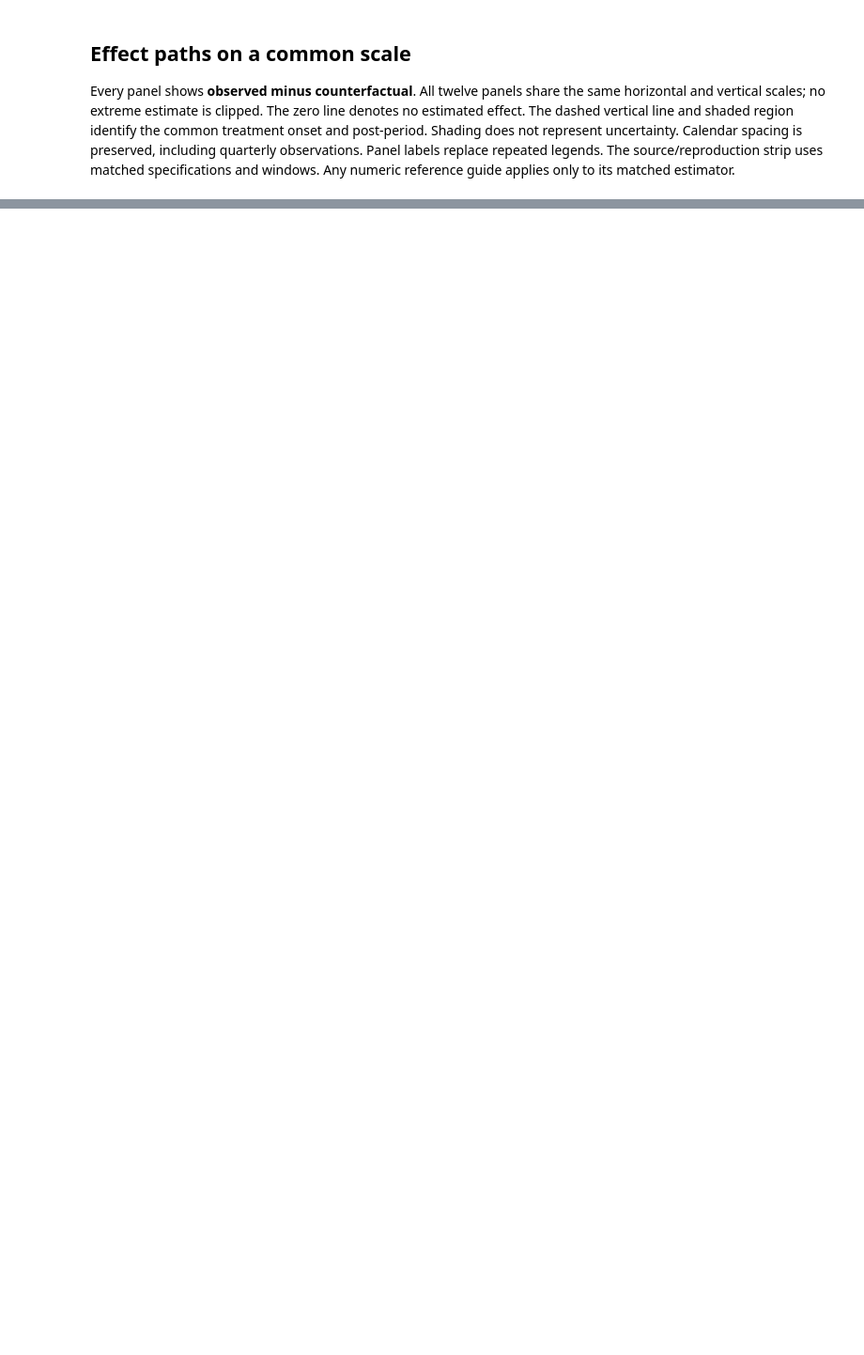
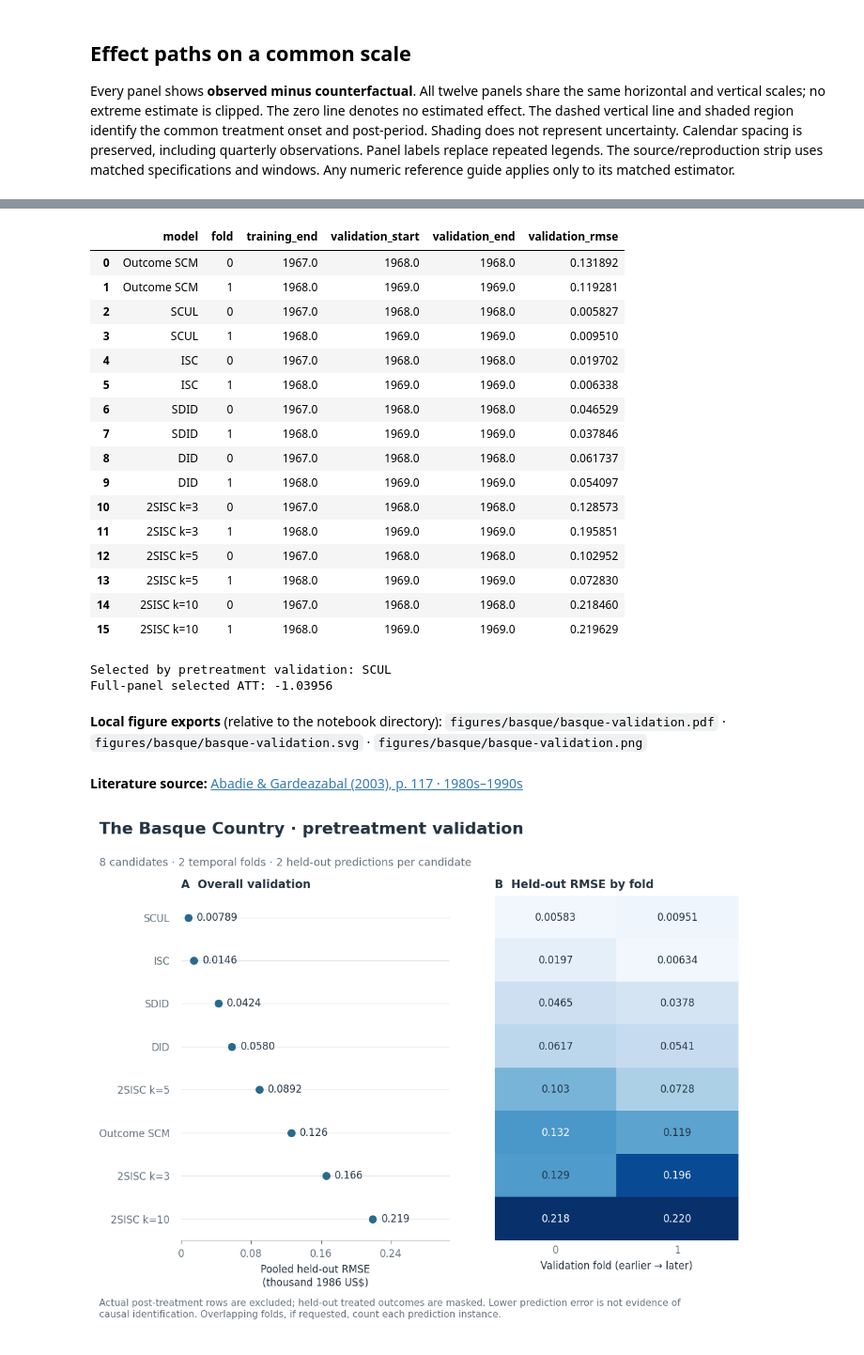
Before and after one commit to crahal/pysynthcon, a Jupyter notebook: empirical_examples/basque.ipynb, the cells around one changed output, grey strips where cells are left out. Shown at 94% size. Cells and saved outputs as stored; diff of their text form; code cells hidden in the pictures; blank space fills up the shorter version.

```diff
--- a/empirical_examples/basque.ipynb
+++ b/empirical_examples/basque.ipynb
@@ -331,20 +347,32 @@ The other examples use NumPy seed 0 for reproducible new applications.
 # %%
-if paper_uncertainty is not None:
-    np.testing.assert_allclose(results['Synthetic DID'].att, reference.att, atol=1e-12)
-    uncertainty = paper_uncertainty
-else:
-    uncertainty = SyntheticDID().inference(
-        panel, method='placebo', replications=200, random_state=0,
-        estimate=results['Synthetic DID'],
-    )
-inference = pd.Series({
-    'SDID ATT': results['Synthetic DID'].att,
-    'Placebo standard error': uncertainty.standard_error,
-    '95% normal interval': uncertainty.confidence_interval(),
-    'Replications': 200,
-}, name='SDID inference')
-display(inference)
-inference.to_csv(figure_dir / f'{name}-sdid-inference.csv')
-np.savetxt(figure_dir / f'{name}-sdid-resamples.csv', uncertainty.resamples, delimiter=',', fmt='%d')
-np.savetxt(figure_dir / f'{name}-sdid-draws.csv', uncertainty.draws, delimiter=',')
+candidates = {
+    'Outcome SCM': SyntheticControl,
+    'SCUL': partial(SCUL, initial_window=initial, horizon=horizon),
+    'ISC': IndividualSC,
+    'SDID': SyntheticDID,
+    'DID': DifferenceInDifferences,
+    **{f'2SISC k={k}': partial(TwoStageIndividualSC, n_neighbors=k)
+       for k in (3, 5, 10)},
+}
+validation_start = max(panel.n_pre // 2, initial + horizon)
+validation_horizon = max(1, (panel.n_pre - validation_start) // 3)
+selection = select_estimator(
+    panel, candidates, initial_window=validation_start,
+    horizon=validation_horizon,
+)
+validation = selection.validation
+display(validation.summary)
+display(validation.scores[['model', 'fold', 'training_end', 'validation_start',
+                           'validation_end', 'validation_rmse']])
+print(f'Selected by pretreatment validation: {selection.selected_name}')
+print(f'Full-panel selected ATT: {selection.estimate.att:.6g}')
+validation.summary.to_csv(figure_dir / f'{name}-validation-summary.csv')
+validation.scores.to_csv(figure_dir / f'{name}-validation-folds.csv', index=False)
+validation.predictions.to_csv(figure_dir / f'{name}-validation-predictions.csv', index=False)
+fig, axes = plot_backtest(
+    validation, title=figure_details['case'] + ' · pretreatment validation',
+    units=figure_details['units'],
+)
+validation_files = export_figure(fig, 'validation')
+plt.show()
 # %% [output]
@@ -356 +392,23 @@ Name: SDID inference, dtype: object
+|  | model | fold | training_end | validation_start | validation_end | validation_rmse |
+| 0 | Outcome SCM | 0 | 1967.0 | 1968.0 | 1968.0 | 0.131892 |
+| 1 | Outcome SCM | 1 | 1968.0 | 1969.0 | 1969.0 | 0.119281 |
+| 2 | SCUL | 0 | 1967.0 | 1968.0 | 1968.0 | 0.005827 |
+| 3 | SCUL | 1 | 1968.0 | 1969.0 | 1969.0 | 0.009510 |
+| 4 | ISC | 0 | 1967.0 | 1968.0 | 1968.0 | 0.019702 |
+| 5 | ISC | 1 | 1968.0 | 1969.0 | 1969.0 | 0.006338 |
+| 6 | SDID | 0 | 1967.0 | 1968.0 | 1968.0 | 0.046529 |
+| 7 | SDID | 1 | 1968.0 | 1969.0 | 1969.0 | 0.037846 |
+| 8 | DID | 0 | 1967.0 | 1968.0 | 1968.0 | 0.061737 |
+| 9 | DID | 1 | 1968.0 | 1969.0 | 1969.0 | 0.054097 |
+| 10 | 2SISC k=3 | 0 | 1967.0 | 1968.0 | 1968.0 | 0.128573 |
+| 11 | 2SISC k=3 | 1 | 1968.0 | 1969.0 | 1969.0 | 0.195851 |
+| 12 | 2SISC k=5 | 0 | 1967.0 | 1968.0 | 1968.0 | 0.102952 |
+| 13 | 2SISC k=5 | 1 | 1968.0 | 1969.0 | 1969.0 | 0.072830 |
+| 14 | 2SISC k=10 | 0 | 1967.0 | 1968.0 | 1968.0 | 0.218460 |
+| 15 | 2SISC k=10 | 1 | 1968.0 | 1969.0 | 1969.0 | 0.219629 |
+Selected by pretreatment validation: SCUL
+Full-panel selected ATT: -1.03956
+**Local figure exports** (relative to the notebook directory): `figures/basque/basque-validation.pdf` · `figures/basque/basque-validation.svg` · `figures/basque/basque-validation.png`
+**Literature source:** [Abadie & Gardeazabal (2003), p. 117 · 1980s–1990s](https://economics.mit.edu/sites/default/files/publications/The%20Economic%20Costs%20of%20Conflict.pdf#page=5)
+[figure, added]
 # %% [markdown]
```
Also changed, not shown: parts of 15 cells of this notebook, 8 other files.
